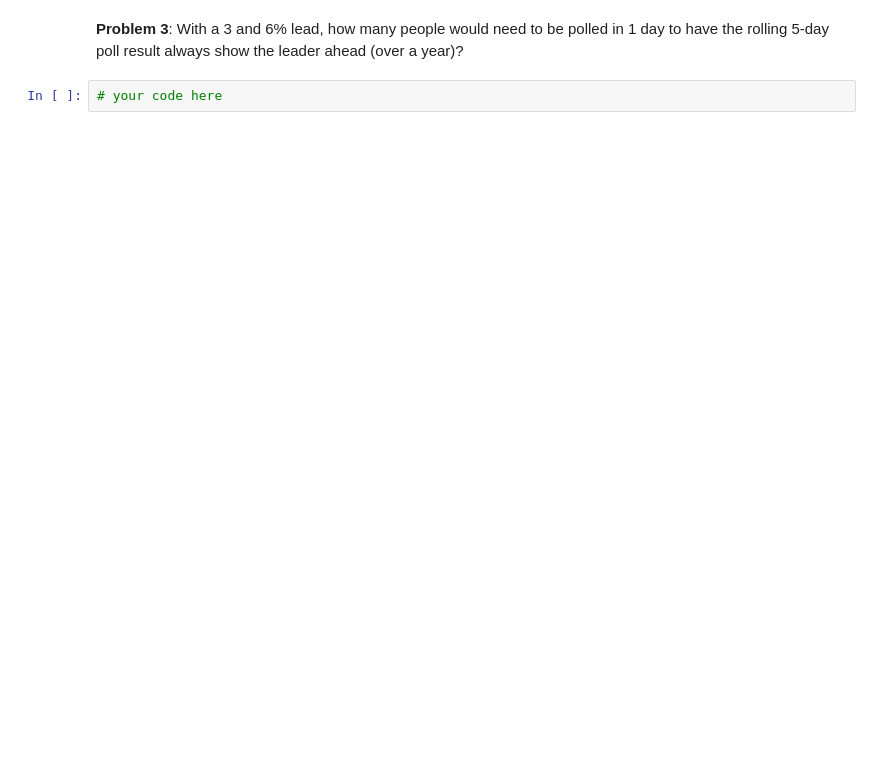
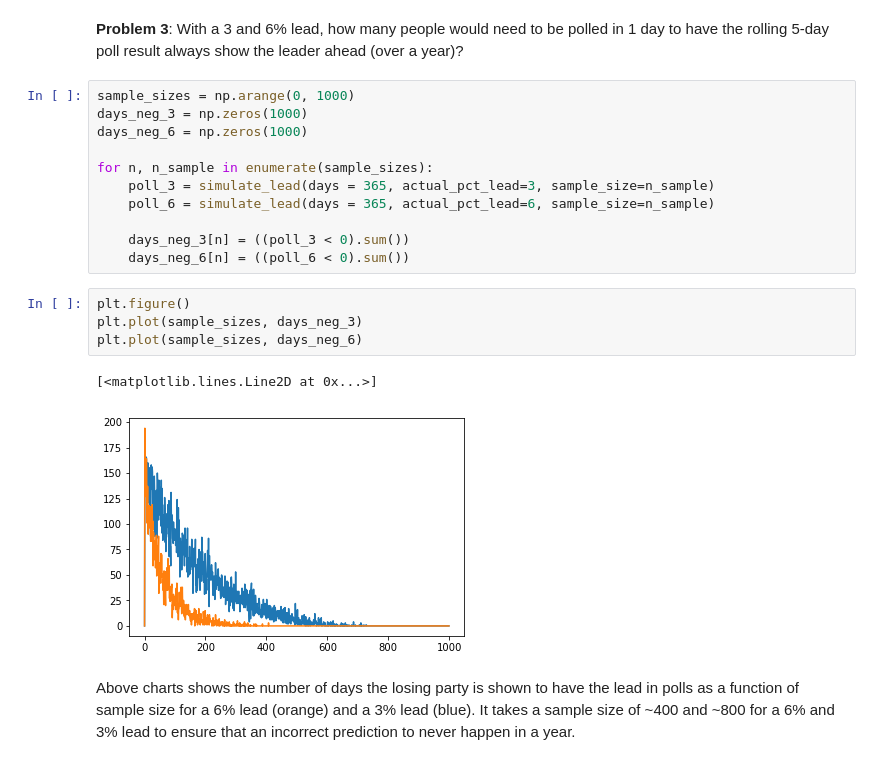
Before and after one commit to mike-fang/something-sensible, a Jupyter notebook: hw_1/hw_1_assignment.ipynb, the cells around one changed output. Cells and saved outputs as stored; diff of their text form; blank space fills up the shorter version.

```diff
--- a/hw_1/hw_1_assignment.ipynb
+++ b/hw_1/hw_1_assignment.ipynb
@@ -488,4 +519,22 @@ https://twitter.com/NateSilver538/status/769565612955824128
 # %% [markdown]
 **Problem 3**: With a 3 and 6% lead, how many people would need to be polled in 1 day to have the rolling 5-day poll result always show the leader ahead (over a year)?
-# %%
-# your code here
+# %%
+sample_sizes = np.arange(0, 1000)
+days_neg_3 = np.zeros(1000)
+days_neg_6 = np.zeros(1000)
+
+for n, n_sample in enumerate(sample_sizes):
+    poll_3 = simulate_lead(days = 365, actual_pct_lead=3, sample_size=n_sample)
+    poll_6 = simulate_lead(days = 365, actual_pct_lead=6, sample_size=n_sample)
+
+    days_neg_3[n] = ((poll_3 < 0).sum())
+    days_neg_6[n] = ((poll_6 < 0).sum())
+# %%
+plt.figure()
+plt.plot(sample_sizes, days_neg_3)
+plt.plot(sample_sizes, days_neg_6)
+# %% [output]
+[<matplotlib.lines.Line2D at 0x...>]
+[figure, added]
+# %% [markdown]
+Above charts shows the number of days the losing party is shown to have the lead in polls as a function of sample size for a 6% lead (orange) and a 3% lead (blue). It takes a sample size of ~400 and ~800 for a 6% and 3% lead to ensure that an incorrect prediction to never happen in a year.
```
Also changed, not shown: parts of 6 cells of this notebook.
